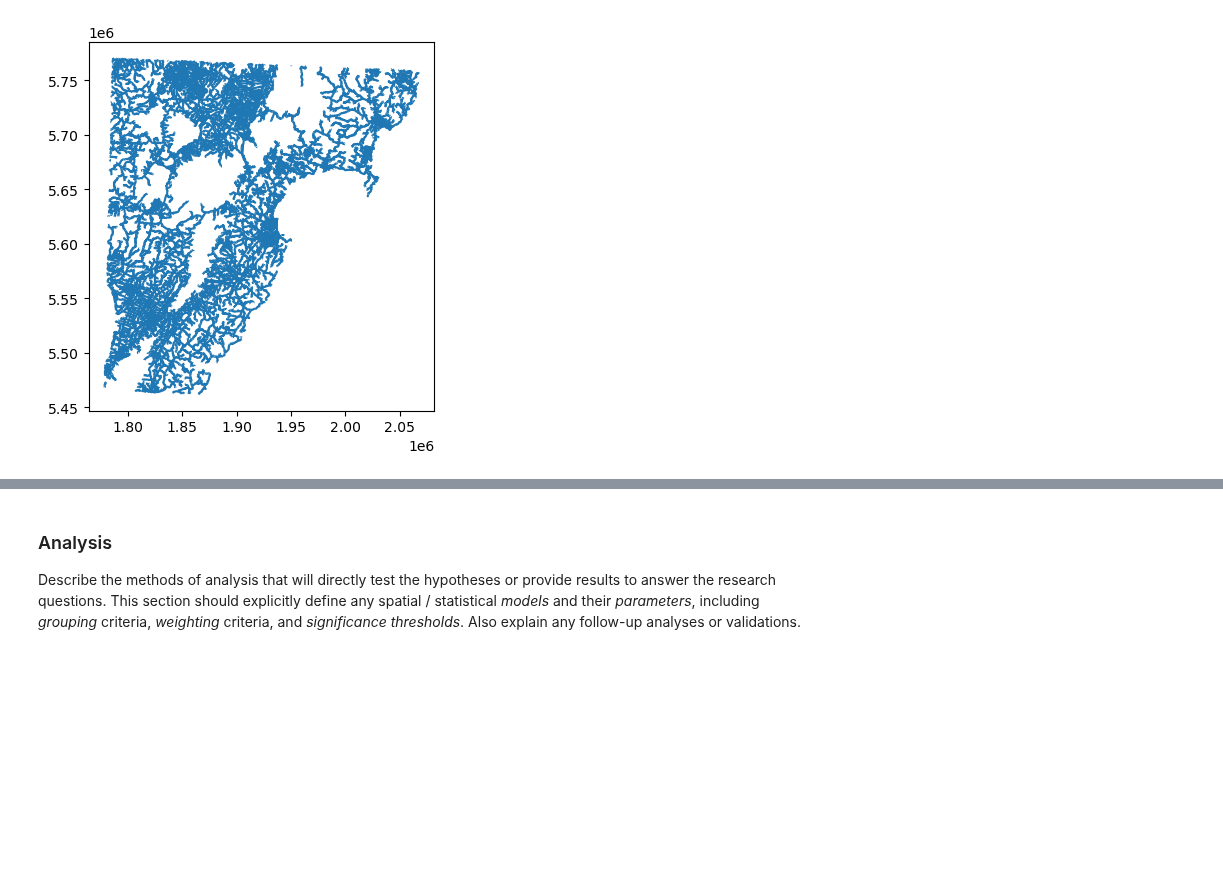
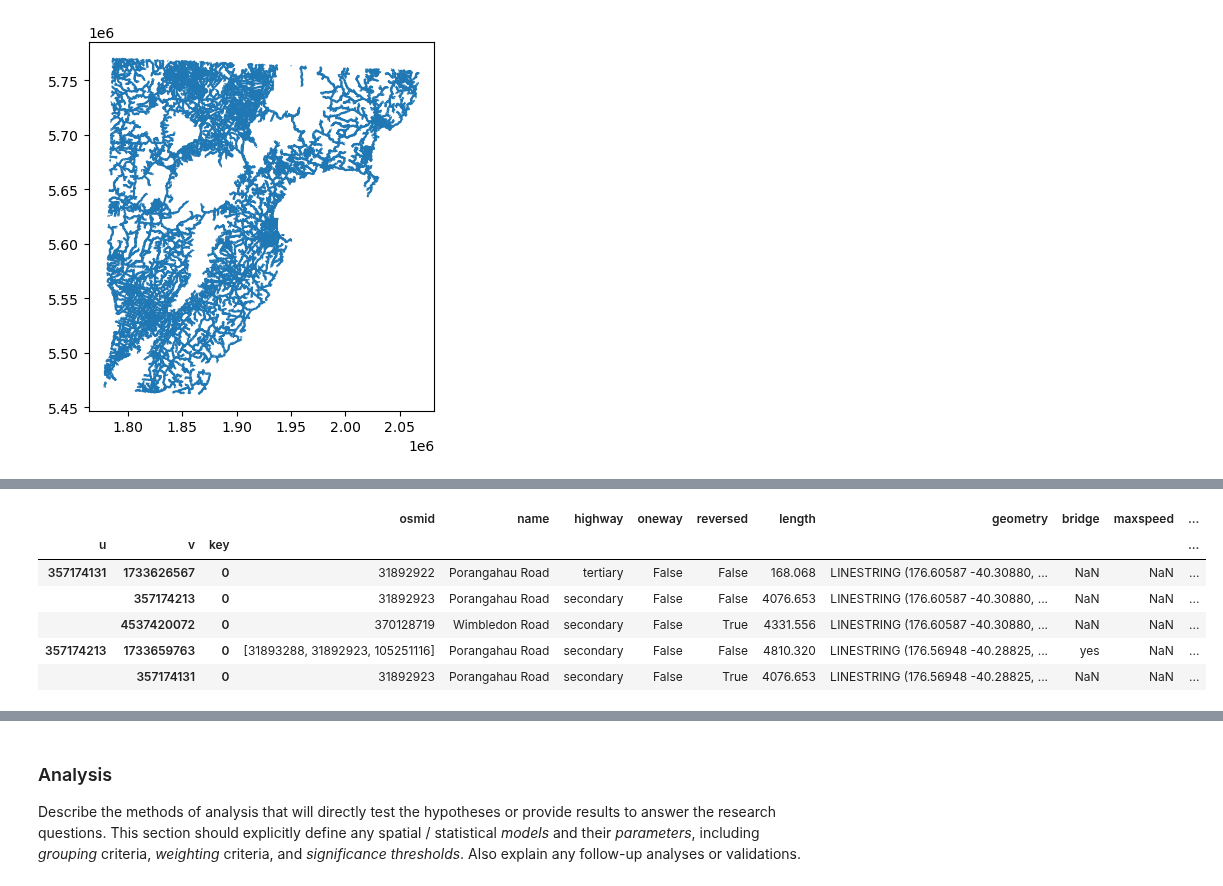
Before and after one commit to gsokolow/Flooding-and-Healthcare-2024, a Jupyter notebook: procedure/code/01-Jupyter_notebook.ipynb, the cells around one changed output, grey strips where cells are left out. Drawn from its saved outputs; the diff is of its cells as text; code cells hidden in the pictures; blank space fills up the shorter version.

```diff
--- a/procedure/code/01-Jupyter_notebook.ipynb
+++ b/procedure/code/01-Jupyter_notebook.ipynb
@@ -296,0 +328,15 @@ InsufficientResponseError: Nominatim returned 1 result(s) but which_result=2
+# %%
+## This code from Joe Holler Replication of Kang
+%%time
+# Turn nodes and edges into geodataframes
+nodes, edges = ox.graph_to_gdfs(G, nodes=True, edges=True)
+
+# Get unique counts of road segments for each speed limit
+print(edges['maxspeed'].value_counts())
+print(str(len(edges)) + " edges in graph")
+#should be in km per hour
+#not sure what it means to have multiple [,]
+
+# can we also visualize highways / roads with higher speed limits to check accuracy?
+# the code above converts the graph into an edges geodataframe, which could theoretically be filtered
+# by fast road segments and mapped, e.g. in folium
@@ -296,0 +374,10 @@ InsufficientResponseError: Nominatim returned 1 result(s) but which_result=2
+# %%
+edges.head()
+# %% [output]
+|  |  |  | osmid | name | highway | oneway | reversed | length | geometry | bridge | maxspeed | ... |
+| u | v | key |  |  |  |  |  |  |  |  |  | ... |
+| 357174131 | 1733626567 | 0 | 31892922 | Porangahau Road | tertiary | False | False | 168.068 | LINESTRING (176.60587 -40.30880, ... | NaN | NaN | ... |
+|  | 357174213 | 0 | 31892923 | Porangahau Road | secondary | False | False | 4076.653 | LINESTRING (176.60587 -40.30880, ... | NaN | NaN | ... |
+|  | 4537420072 | 0 | 370128719 | Wimbledon Road | secondary | False | True | 4331.556 | LINESTRING (176.60587 -40.30880, ... | NaN | NaN | ... |
+| 357174213 | 1733659763 | 0 | [31893288, 31892923, 105251116] | Porangahau Road | secondary | False | False | 4810.320 | LINESTRING (176.56948 -40.28825, ... | yes | NaN | ... |
+|  | 357174131 | 0 | 31892923 | Porangahau Road | secondary | False | True | 4076.653 | LINESTRING (176.56948 -40.28825, ... | NaN | NaN | ... |
```
Also changed, not shown: parts of 22 cells of this notebook, 22 other files.
